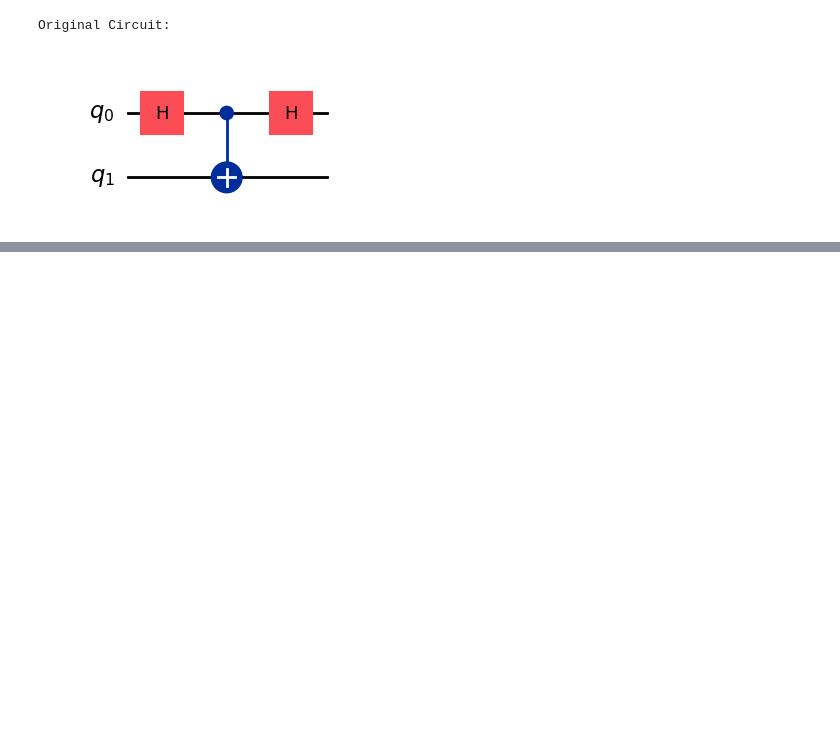
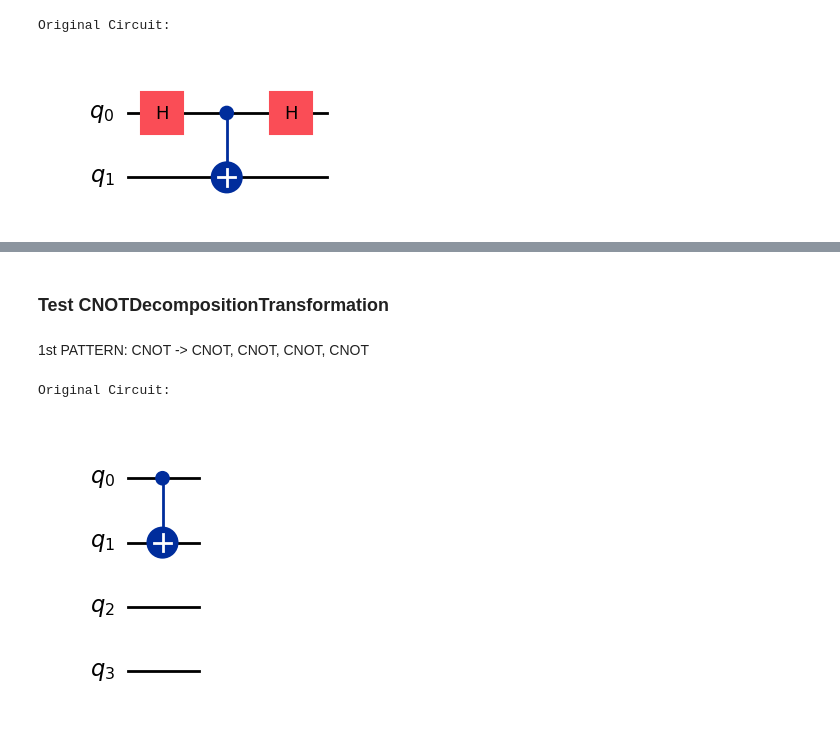
Before and after one commit to melaniasala/SSL-for-Quantum-Cirucits-Generation, a Jupyter notebook: QCCL/notebooks/transforms_debugging.ipynb, the cells around one changed output, grey strips where cells are left out. Saved outputs shown, nothing was run; the diff lists cells and outputs as text; code cells hidden in the pictures; blank space fills up the shorter version.

```diff
--- a/QCCL/notebooks/transforms_debugging.ipynb
+++ b/QCCL/notebooks/transforms_debugging.ipynb
@@ -241,0 +260,14 @@ Transformed Circuit:
+# %% [markdown]
+### Test CNOTDecompositionTransformation
+# %% [markdown]
+1st PATTERN: CNOT -> CNOT, CNOT, CNOT, CNOT
+# %%
+qc = QuantumCircuit(4)
+qc.cx(0, 1)  # Add CNOT gate
+
+# Display the original circuit
+print("Original Circuit:")
+qc.draw(output='mpl')
+# %% [output]
+Original Circuit:
+[figure, added]
```
Also changed, not shown: parts of 11 cells of this notebook, 1 other file.
